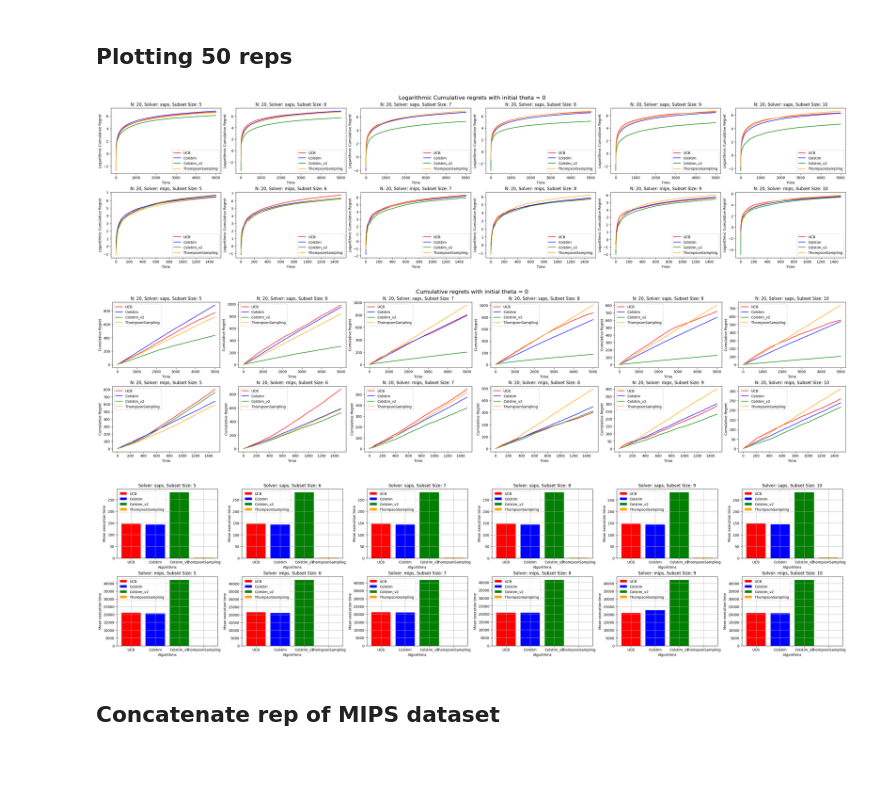
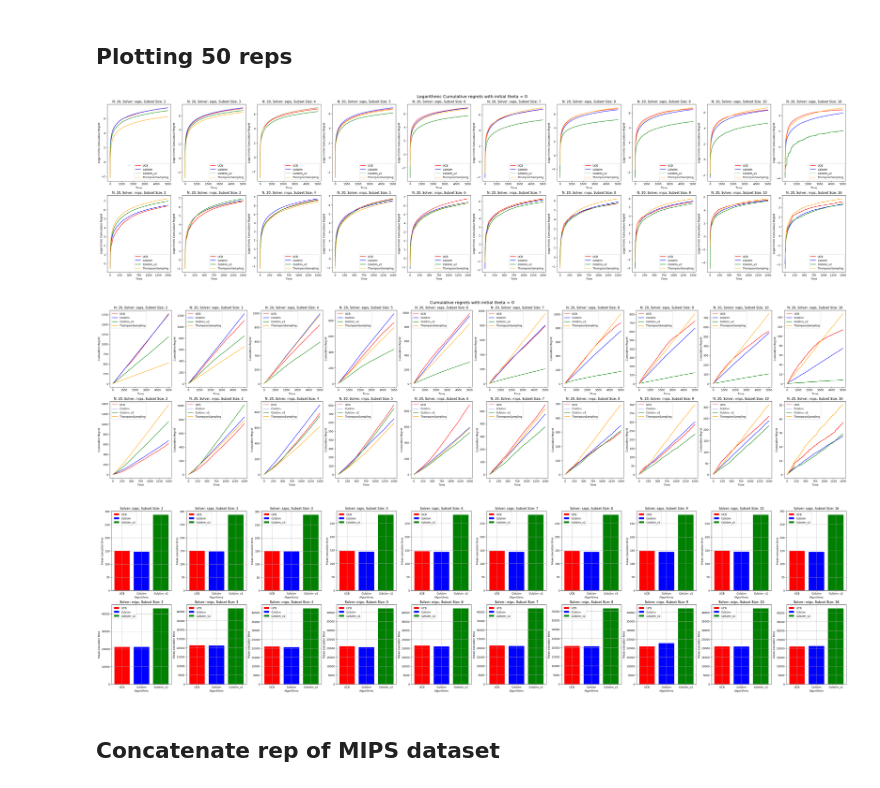
Before and after one commit to sshivam95/Multi-Dueling-Bandits, a Jupyter notebook: test.ipynb, the cells around one changed output. Saved outputs shown, nothing was run; the diff lists cells and outputs as text; code cells hidden in the pictures.

Commit message:
Plot 50 reps results

```diff
--- a/test.ipynb
+++ b/test.ipynb
@@ -115,14 +109,15 @@ Algorithm Finished...
 # %% [markdown]
 # Plots
 # %%
+import matplotlib.pyplot as plt
+import numpy as np
+
 from util.constants import Solver
 from util.metrics import compute_cumulative_regret
-import matplotlib.pyplot as plt
-import numpy as np
-import seaborn as sns
+
 
 def plot_regret_curves(algorithms, solvers, subset_size, colors, directory, theta_0=False, single_solver=False):
-    fig, ax = plt.subplots(len(solvers), len(subset_size), figsize=(30, 7), constrained_layout=True)
+    fig, ax = plt.subplots(len(solvers), len(subset_size), figsize=(40, 10), constrained_layout=True)
     for solver_index, solver in enumerate(solvers):
         for size_index, size in enumerate(subset_size):
             for index, algorithm in enumerate(algorithms):
@@ -134,8 +129,7 @@ def plot_regret_curves(algorithms, solvers, subset_size, colors, directory, thet
                     #     range(len(cum_reg[0])),
                     #     np.log(np.mean(cum_reg, axis=0)-np.std(cum_reg, axis=0))/np.sqrt(len(cum_reg)),
                     #     np.log(np.mean(cum_reg, axis=0)+np.std(cum_reg, axis=0))/np.sqrt(len(cum_reg)),
-                    #     color=colors[index],
-                    #     alpha=0.2
+                    #                         #     alpha=0.2
                     # )
                     ax[solver_index, size_index].legend()
                     ax[solver_index, size_index].set_ylabel("Logarithmic Cumulative Regret")
@@ -147,8 +141,7 @@ def plot_regret_curves(algorithms, solvers, subset_size, colors, directory, thet
                     #     range(len(cum_reg[0])),
                     #     np.log(np.mean(cum_reg, axis=0)-np.std(cum_reg, axis=0))/np.sqrt(len(cum_reg)),
                     #     np.log(np.mean(cum_reg, axis=0)+np.std(cum_reg, axis=0))/np.sqrt(len(cum_reg)),
-                    #     color=colors[index],
-                    #     alpha=0.2
+                    #                         #     alpha=0.2
                     # )
                     ax[size_index].legend()
                     ax[size_index].set_ylabel("Logarithmic Cumulative Regret")
@@ -160,7 +153,7 @@ def plot_regret_curves(algorithms, solvers, subset_size, colors, directory, thet
         fig.suptitle('Logarithmic Cumulative regrets with random initial theta', fontsize=16)
     plt.show()
 
-    fig, ax = plt.subplots(len(solvers), len(subset_size), figsize=(30, 7), constrained_layout=True)
+    fig, ax = plt.subplots(len(solvers), len(subset_size), figsize=(40, 10), constrained_layout=True)
     for solver_index, solver in enumerate(solvers):
         for size_index, size in enumerate(subset_size):
             for index, algorithm in enumerate(algorithms):
@@ -172,8 +165,7 @@ def plot_regret_curves(algorithms, solvers, subset_size, colors, directory, thet
                     #     range(len(cum_reg[0])),
                     #     np.log(np.mean(cum_reg, axis=0)-np.std(cum_reg, axis=0))/np.sqrt(len(cum_reg)),
                     #     np.log(np.mean(cum_reg, axis=0)+np.std(cum_reg, axis=0))/np.sqrt(len(cum_reg)),
-                    #     color=colors[index],
-                    #     alpha=0.2
+                    #                         #     alpha=0.2
                     # )
                     ax[solver_index, size_index].legend()
                     ax[solver_index, size_index].set_ylabel("Cumulative Regret")
@@ -185,8 +177,7 @@ def plot_regret_curves(algorithms, solvers, subset_size, colors, directory, thet
                     #     range(len(cum_reg[0])),
                     #     np.log(np.mean(cum_reg, axis=0)-np.std(cum_reg, axis=0))/np.sqrt(len(cum_reg)),
                     #     np.log(np.mean(cum_reg, axis=0)+np.std(cum_reg, axis=0))/np.sqrt(len(cum_reg)),
-                    #     color=colors[index],
-                    #     alpha=0.2
+                    #                         #     alpha=0.2
                     # )
                     ax[size_index].legend()
                     ax[size_index].set_ylabel("Cumulative Regret")
@@ -199,7 +190,7 @@ def plot_regret_curves(algorithms, solvers, subset_size, colors, directory, thet
     plt.show()
 
 def plot_execution_times(algorithms, solvers, subset_size, colors, directory, single_solver=False):
-    fig, ax = plt.subplots(len(solvers), len(subset_size), figsize=(30, 7), constrained_layout=True)
+    fig, ax = plt.subplots(len(solvers), len(subset_size), figsize=(40, 10), constrained_layout=True)
     if not single_solver:
         for solver_index, solver in enumerate(solvers):
             for size_index, size in enumerate(subset_size):
@@ -210,8 +201,7 @@ def plot_execution_times(algorithms, solvers, subset_size, colors, directory, si
                 #     range(len(cum_reg[0])),
                 #     np.log(np.mean(cum_reg, axis=0)-np.std(cum_reg, axis=0))/np.sqrt(len(cum_reg)),
                 #     np.log(np.mean(cum_reg, axis=0)+np.std(cum_reg, axis=0))/np.sqrt(len(cum_reg)),
-                #     color=colors[index],
-                #     alpha=0.2
+                #                     #     alpha=0.2
                 # )
                     ax[solver_index, size_index].legend()
                     ax[solver_index, size_index].set_ylabel("Mean execution time")
@@ -228,8 +218,7 @@ def plot_execution_times(algorithms, solvers, subset_size, colors, directory, si
                 #     range(len(cum_reg[0])),
                 #     np.log(np.mean(cum_reg, axis=0)-np.std(cum_reg, axis=0))/np.sqrt(len(cum_reg)),
                 #     np.log(np.mean(cum_reg, axis=0)+np.std(cum_reg, axis=0))/np.sqrt(len(cum_reg)),
-                #     color=colors[index],
-                #     alpha=0.2
+                #                     #     alpha=0.2
                 # )
                     ax[size_index].legend()
                     ax[size_index].set_ylabel("Mean execution time")
@@ -296,21 +285,22 @@ plot_execution_times(algorithms, solvers, subset_size, colors, directory)
 # %%
 from algorithms import regret_minimizing_algorithms
 
 algorithms = [algorithm.__name__ for algorithm in regret_minimizing_algorithms]
 
 solvers = [solver.value for solver in Solver]
-subset_size = [5, 6, 7, 8, 9, 10]
+subset_size = [2, 3, 4, 5, 6, 7, 8, 9, 10, 16]
 colors = ["red", "blue", "green", "orange"]
 directory = "Regret_results_theta0_50"
 plot_regret_curves(algorithms, solvers, subset_size, colors, directory, theta_0=True)
 # %% [output]
-[figure, old version]
+[figure, new version]
-[figure, old version]
+[figure, new version]
 # %%
 directory = "Execution_times_results_theta0_50"
+algorithms = ["UCB", "Colstim", "Colstim_v2"]
 plot_execution_times(algorithms, solvers, subset_size, colors, directory)
 # %% [output]
-[figure, old version]
+[figure, new version]
 # %% [markdown]
 ## Concatenate rep of MIPS dataset
 # %%
```
Also changed, not shown: parts of 1 cell of this notebook.
